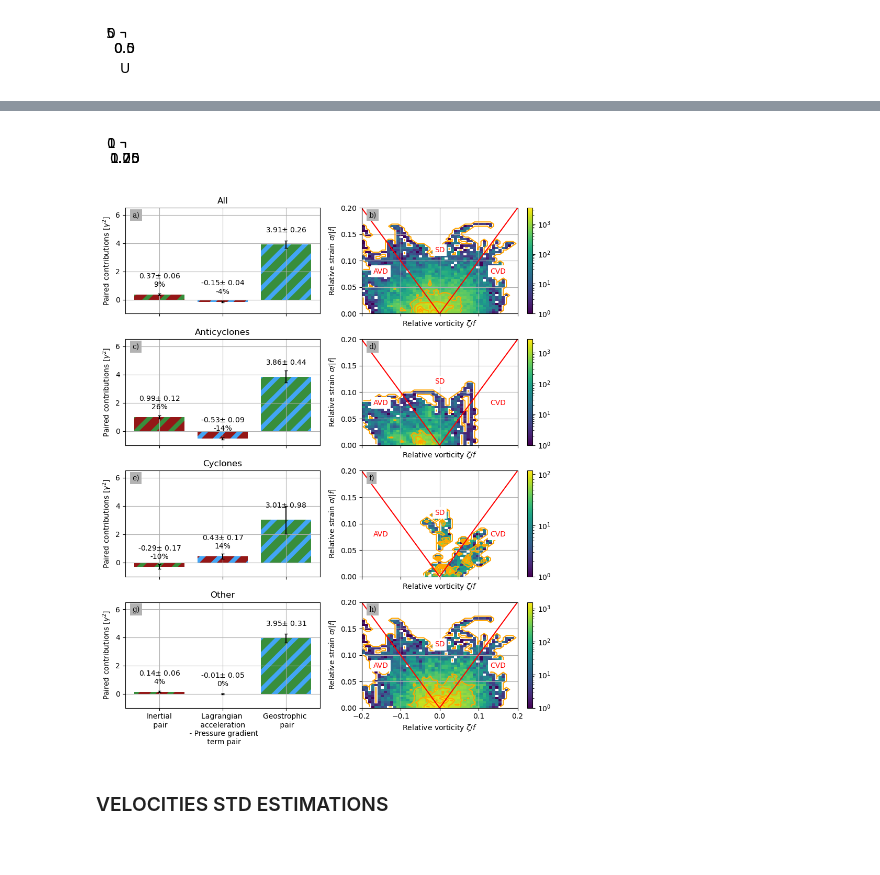
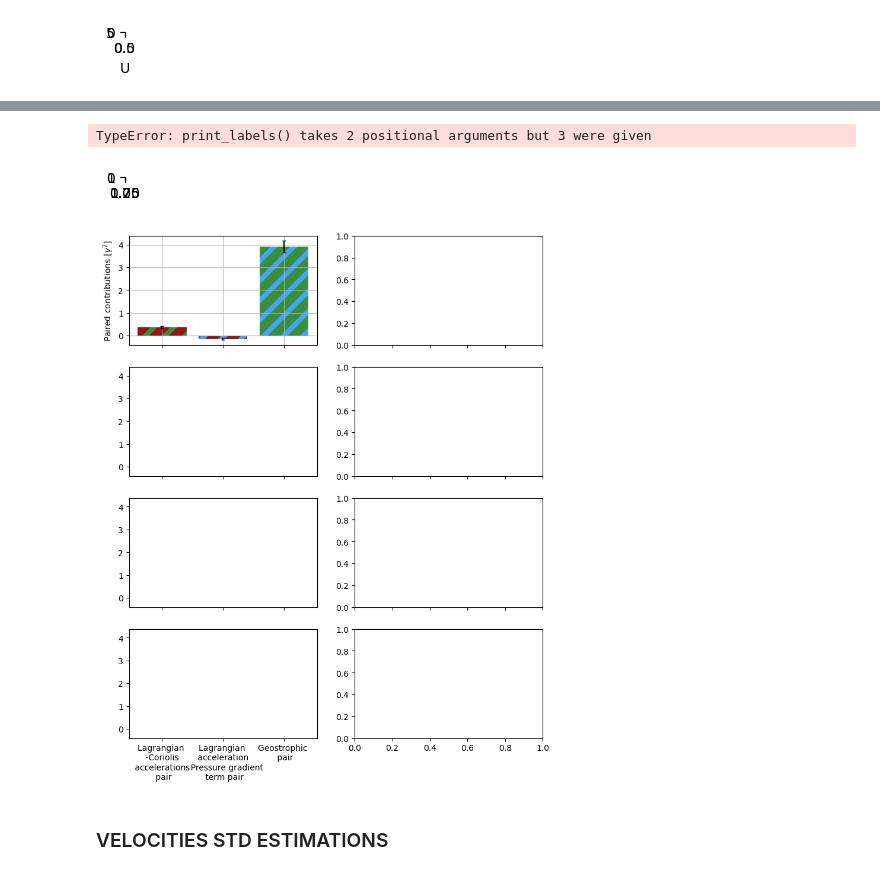
Before and after one commit to margot-demol/med_analysis, a Jupyter notebook: 20_dynamical_analysis/23_cyclonic_vs_anticyclonic_structure.ipynb, the cells around one changed output, grey strips where cells are left out. Drawn from its saved outputs; the diff is of its cells as text; code cells hidden in the pictures.

```diff
--- a/20_dynamical_analysis/23_cyclonic_vs_anticyclonic_structure.ipynb
+++ b/20_dynamical_analysis/23_cyclonic_vs_anticyclonic_structure.ipynb
@@ -129,7 +121,7 @@ def plot_one_axis(df_, ax, plot_reserror_cor=False):
     ax.set_xticks(
         [0, 1, 2],
         [
-            "Inertial\n pair",
+            "Lagrangian \n -Coriolis \n accelerations \n pair",
             "Lagrangian \n acceleration \n - Pressure gradient\n term pair",
             "Geostrophic \n pair",
         ],
@@ -261,7 +253,7 @@ dfs = prepared_alti(
     drifter_preprocess_param="",
     alti_product_key="swot2km",
     alti_diff_method="gaussian_aviso",
-    alti_diff_method_param=int(20e3),
+    alti_diff_method_param=int(110e3),
 )
 
 
@@ -439,7 +431,7 @@ axs = axs.T.flatten()
 # X_
 plot_reserror_cor = False
 plot_one_axis(dm, axs[0], plot_reserror_cor)
-axs[0].set_title("All")
+axs[0].set_title("Full-dataset")
 plot_one_axis(dma, axs[1], plot_reserror_cor)
 axs[1].set_title("Anticyclones")
 plot_one_axis(dmc, axs[2], plot_reserror_cor)
@@ -524,7 +516,7 @@ axs = axs.T.flatten()
 # X_
 plot_reserror_cor = False
 plot_one_axis(dm, axs[0], plot_reserror_cor)
-axs[0].set_title("All")
+axs[0].set_title("Full dataset")
 plot_one_axis(dma, axs[1], plot_reserror_cor)
 axs[1].set_title("Anticyclones")
 plot_one_axis(dmc, axs[2], plot_reserror_cor)
@@ -550,34 +542,35 @@ ax.set_xlabel(r"Relative vorticity $\zeta/f$")
 ax.set_ylabel(r"Relative strain $\sigma/|f|$")
 ax.set_ylim(0, 1.25)
 
 ax = axs[6]
 plot_join_pdfs_one(dfc, "vorticity_f", "strain_f", binx=binx, biny=biny, ax=ax)
 ax.set_xlabel(r"Relative vorticity $\zeta/f$")
 ax.set_ylabel(r"Relative strain $\sigma/|f|$")
 
 ax = axs[7]
 plot_join_pdfs_one(dfn, "vorticity_f", "strain_f", binx=binx, biny=biny, ax=ax)
 ax.set_xlabel(r"Relative vorticity $\zeta/f$")
 ax.set_ylabel(r"Relative strain $\sigma/|f|$")
 
 
 for ax in axs[4:]:
     ax.annotate("AVD", (-0.15, 0.08), **kwa)
     ax.annotate("SD", (0, 0.12), **kwa)
     ax.annotate("CVD", (0.15, 0.08), **kwa)
 
 axs[0].set_ylim(-1, 6.5)
 
 l = ["a", "c", "e", "g", "b", "d", "f", "h"]
 for i in range(len(axs)):
     put_fig_letter(fig, axs[i], l[i])
 
 # fig.tight_layout()
 fig.tight_layout(rect=[0, 0.02, 1, 1])
 # fig.legend(handles, labels, ncol=3, loc="lower center")
 # %% [output]
+TypeError: print_labels() takes 2 positional arguments but 3 were given
 [figure]
-[figure, old version]
+[figure, new version]
 # %% [markdown]
 ### VELOCITIES STD ESTIMATIONS
 # %%
```
Also changed, not shown: parts of 12 cells of this notebook, 23 other files.
